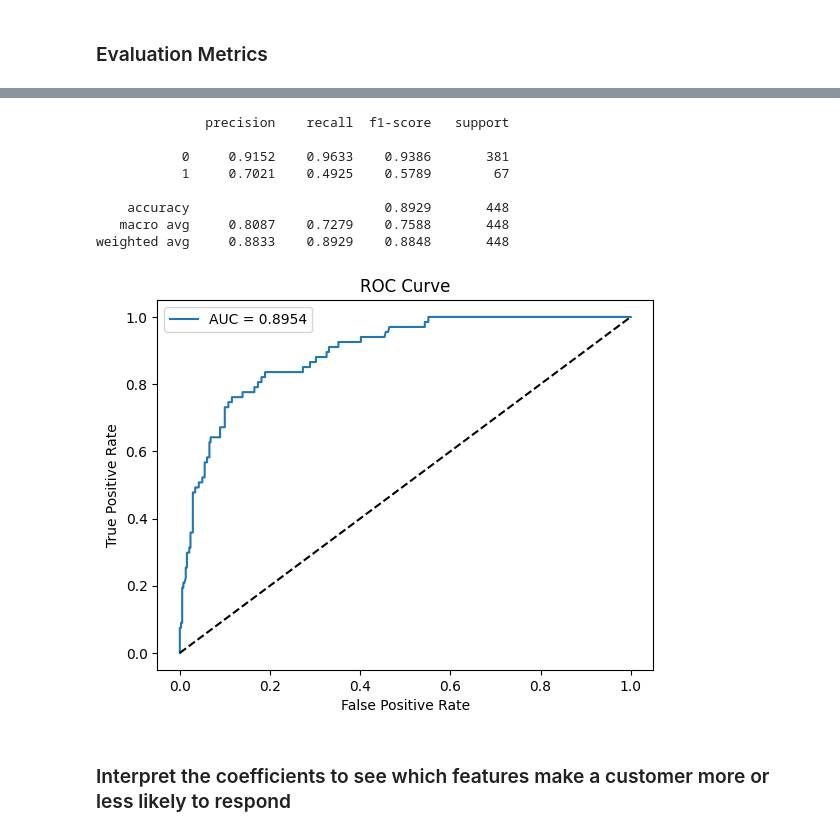
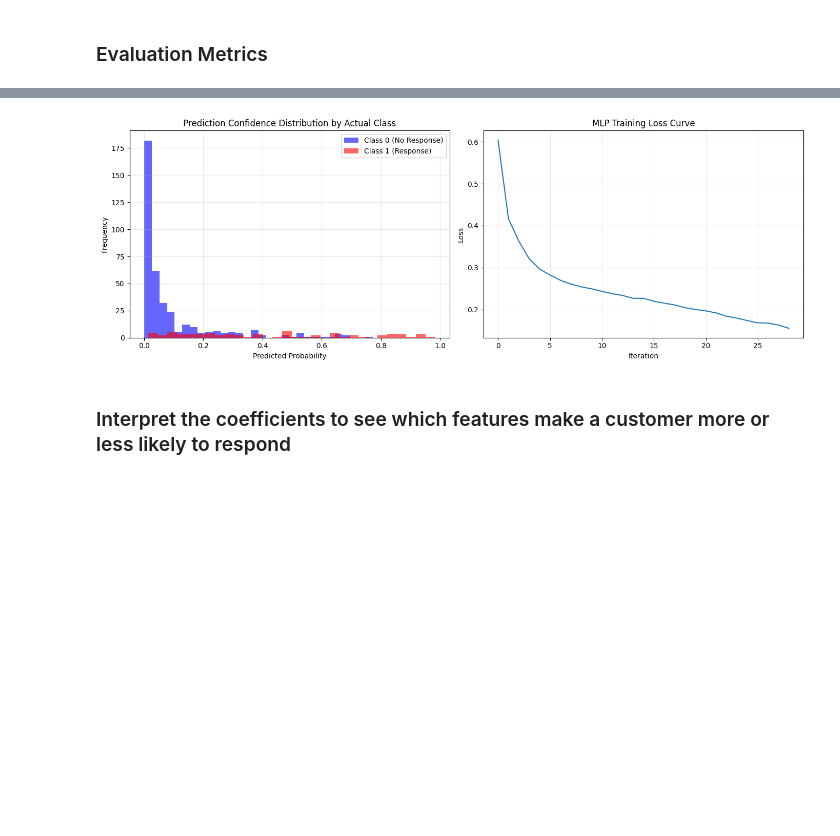
Before and after one commit to grudzinskio/marketing-strategies, a Jupyter notebook: MLFinalProject_MLP.ipynb, the cells around one changed output, grey strips where cells are left out. Saved outputs shown, nothing was run; the diff lists cells and outputs as text; code cells hidden in the pictures; blank space fills up the shorter version.

```diff
--- a/MLFinalProject_MLP.ipynb
+++ b/MLFinalProject_MLP.ipynb
@@ -59,7 +62,7 @@ from sklearn.preprocessing import StandardScaler, OneHotEncoder
 from sklearn.compose import ColumnTransformer
 
 # 1. Load Dataset
-df = pd.read_csv("marketing_campaign.csv", sep=';')
+df = pd.read_csv("data/marketing_campaign.csv", sep=';')
 df.columns = df.columns.str.strip()  # Remove extra spaces
 print(df.columns.tolist())  # Optional: check column names
 
@@ -281,27 +397,27 @@ Test AUC: 0.8954
 # %%
-from sklearn.metrics import classification_report
-from sklearn.metrics import roc_curve
+# Analyze prediction confidence distribution
+fig, axes = plt.subplots(1, 2, figsize=(14, 5))
 
-print(classification_report(y_test, y_test_pred, digits=4))
+# Probability distribution by actual class
+axes[0].hist(y_test_proba[y_test == 0], bins=30, alpha=0.6, label='Class 0 (No Response)', color='blue')
+axes[0].hist(y_test_proba[y_test == 1], bins=30, alpha=0.6, label='Class 1 (Response)', color='red')
+axes[0].set_xlabel('Predicted Probability')
+axes[0].set_ylabel('Frequency')
+axes[0].set_title('Prediction Confidence Distribution by Actual Class')
+axes[0].legend()
+axes[0].grid(True, alpha=0.3)
 
-fpr, tpr, thresholds = roc_curve(y_test, y_test_proba)
-plt.plot(fpr, tpr, label=f"AUC = {test_auc:.4f}")
-plt.plot([0,1],[0,1],'k--')
-plt.xlabel("False Positive Rate")
-plt.ylabel("True Positive Rate")
-plt.title("ROC Curve")
-plt.legend()
+# Learning curve (loss over iterations)
+axes[1].plot(final_model.loss_curve_)
+axes[1].set_xlabel('Iteration')
+axes[1].set_ylabel('Loss')
+axes[1].set_title('MLP Training Loss Curve')
+axes[1].grid(True, alpha=0.3)
+
+plt.tight_layout()
 plt.show()
 # %% [output]
-              precision    recall  f1-score   support
-
-           0     0.9152    0.9633    0.9386       381
-           1     0.7021    0.4925    0.5789        67
-
-    accuracy                         0.8929       448
-   macro avg     0.8087    0.7279    0.7588       448
-weighted avg     0.8833    0.8929    0.8848       448
-[figure, old version]
+[figure, new version]
 # %% [markdown]
 ### Interpret the coefficients to see which features make a customer more or less likely to respond
 # %%
```
Also changed, not shown: parts of 16 cells of this notebook.
